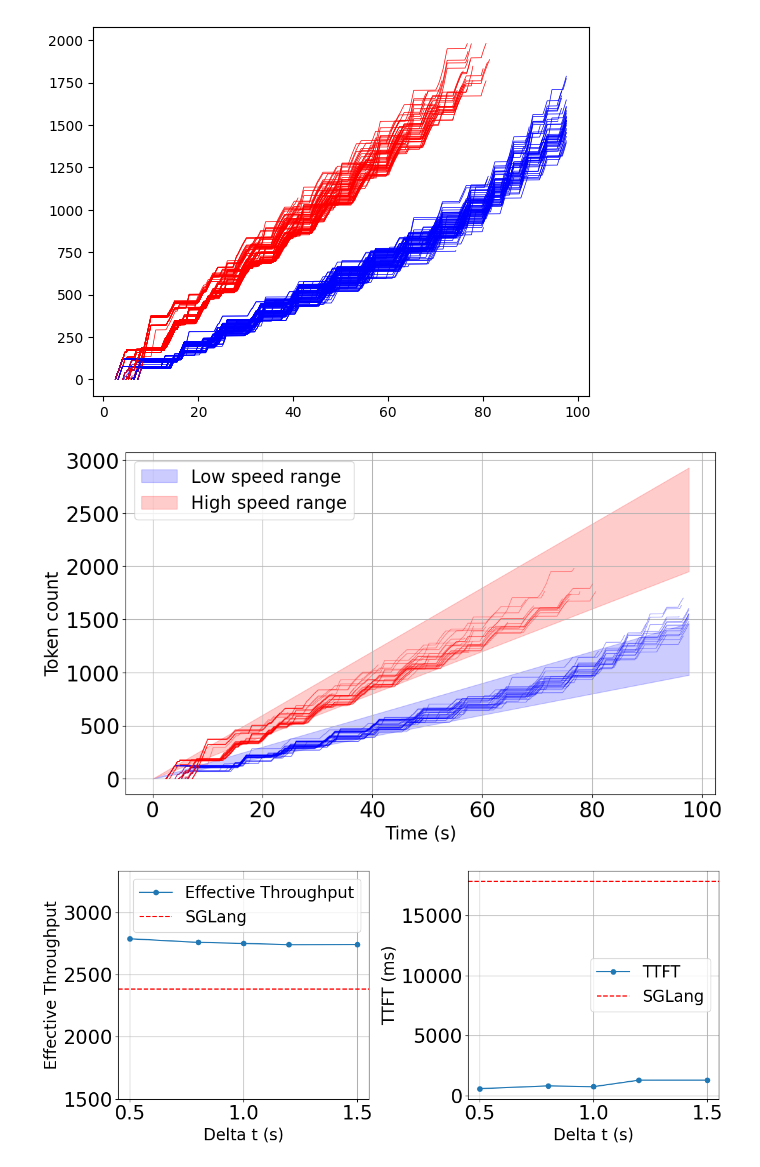
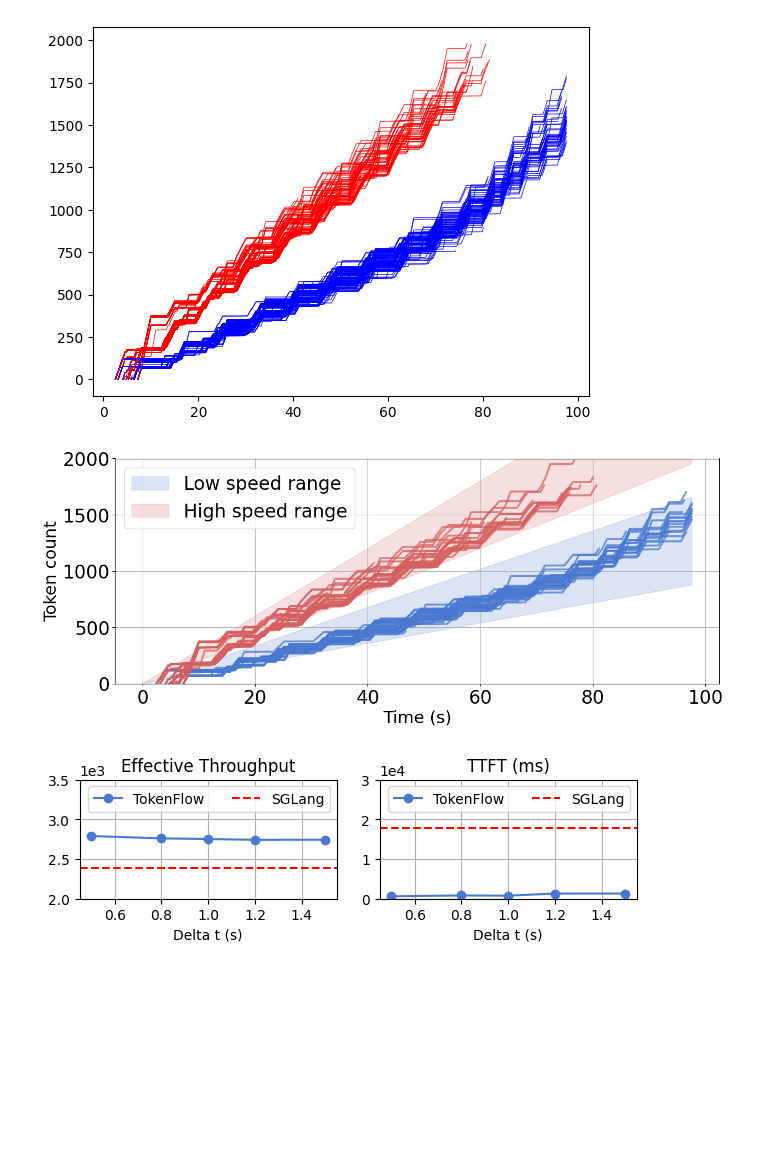
Before and after one commit to flyinglandlord/sglang, a Jupyter notebook: figures/figures.ipynb, the cells around one changed output. Cells and saved outputs as stored; diff of their text form; code cells hidden in the pictures; blank space fills up the shorter version.

```diff
--- a/figures/figures.ipynb
+++ b/figures/figures.ipynb
@@ -211,6 +231,8 @@ for i in range(len(outputs)):
 # Load and process the uploaded file
 with open('../exp_result/benchmark_result_different_speed_1.pkl', 'rb') as f:
     outputs = pickle.load(f)
+
+palette = sns.color_palette("muted", 6)
 
 # Calculate minimum request time
 min_request_time = min(output.request_time for output in outputs)
@@ -230,46 +252,48 @@ def get_time_series(output):
     return time_series, list(range(len(cum_itl)))
 
 # Plot
-plt.figure(figsize=(12, 7))
+plt.figure(figsize=(12, 5))
 
 # Plot low-speed (blue)
 low_lines = []
 for output in top_low:
     t, y = get_time_series(output)
     low_lines.append(np.interp(np.linspace(t[0], t[-1], 200), t, y))
-    plt.plot(t, y, color='blue', alpha=0.4, linewidth=0.8)
+    plt.plot(t, y, color=palette[0], alpha=0.75, linewidth=2.5)
 
 # Plot high-speed (red)
 high_lines = []
 for output in top_high:
     t, y = get_time_series(output)
     high_lines.append(np.interp(np.linspace(t[0], t[-1], 200), t, y))
-    plt.plot(t, y, color='red', alpha=0.4, linewidth=0.8)
+    plt.plot(t, y, color=palette[3], alpha=0.75, linewidth=2.5)
 
 # Add shaded regions
 x_common = np.linspace(0, max([max(t) for t in [get_time_series(o)[0] for o in top_low + top_high]]), 200)
-low_lines_np_up = np.array(x_common * 15)
-low_lines_np_down = np.array(x_common * 10)
+low_lines_np_up = np.array(x_common * 17)
+low_lines_np_down = np.array(x_common * 9)
 high_lines_np_up = np.array(x_common * 30)
 high_lines_np_down = np.array(x_common * 20)
 
 if low_lines_np_up.shape[0] > 0:
-    plt.fill_between(x_common, low_lines_np_down, low_lines_np_up, color='blue', alpha=0.2, label='Low speed range')
+    plt.fill_between(x_common, low_lines_np_down, low_lines_np_up, color=palette[0], alpha=0.2, label='Low speed range')
 
 if high_lines_np_up.shape[0] > 0:
-    plt.fill_between(x_common, high_lines_np_down, high_lines_np_up, color='red', alpha=0.2, label='High speed range')
+    plt.fill_between(x_common, high_lines_np_down, high_lines_np_up, color=palette[3], alpha=0.2, label='High speed range')
 
-plt.xlabel('Time (s)', fontsize=20)
-plt.ylabel('Token count', fontsize=20)
+plt.xlabel('Time (s)', fontsize=22)
+plt.ylim(0, 2000)
+plt.ylabel('Token count', fontsize=22)
 # plt.title('Token Emission Over Time for Top 20 Fastest Requests')
-plt.legend(fontsize=20)
+plt.tight_layout()
+plt.legend(fontsize=24)
 plt.tick_params(axis='both', labelsize=24)
 plt.grid(True)
 pdf_path = "./6-different-output-speed.pdf"
-plt.savefig(pdf_path, dpi=300)
+plt.savefig(pdf_path, dpi=400)
 plt.show()
 # %% [output]
-[figure, old version]
+[figure, new version]
 # %%
 effective_thpt = [2742.493, 2740.920, 2750.988, 2759.450, 2788.469]
 ttft = [1305.76,  1304.99, 764.57, 829.28, 603.20]
@@ -278,34 +302,41 @@ baseline_effective_thpt = 2381.927
 baseline_ttft = 17827.29
 
 # Plot
-fig, axs = plt.subplots(1, 2, figsize=(12, 5))
+fig, axs = plt.subplots(1, 2, figsize=(6, 2))
+
+palette = sns.color_palette("muted", 6)
 
 # Left: Effective Throughput
-axs[0].plot(delta_t, effective_thpt, marker='o', label='Effective Throughput')
+axs[0].plot(delta_t, effective_thpt, marker='o', label='TokenFlow', color=palette[0])
 axs[0].axhline(baseline_effective_thpt, color='red', linestyle='--', label='SGLang')
-axs[0].set_ylim(1500, baseline_effective_thpt * 1.4)
-axs[0].set_xlabel('Delta t (s)', fontsize=20)
-axs[0].set_ylabel('Effective Throughput', fontsize=20)
-# axs[0].set_title('Sensitivity of Effective Throughput')
-axs[0].legend(fontsize=20)
+axs[0].set_ylim(2000, 3500)
+axs[0].set_xlabel('Delta t (s)') #, fontsize=20)
+# axs[0].set_ylabel('Effective Throughput', fontsize=20)
+axs[0].set_title('Effective Throughput')
+axs[0].legend(ncol=2)
 axs[0].grid(True)
-axs[0].tick_params(axis='both', labelsize=24)
+# axs[0].tick_params(axis='both', labelsize=24)
+axs[0].ticklabel_format(style='sci', axis='y', scilimits=(0, 0))
+# axs[0].yaxis.get_offset_text().set(size=20)
 
 # Right: TTFT
-axs[1].plot(delta_t, ttft, marker='o', label='TTFT')
+axs[1].plot(delta_t, ttft, marker='o', label='TokenFlow', color=palette[0])
 axs[1].axhline(baseline_ttft, color='red', linestyle='--', label='SGLang')
-axs[1].set_xlabel('Delta t (s)', fontsize=20)
-axs[1].set_ylabel('TTFT (ms)', fontsize=20)
-# axs[1].set_title('Sensitivity of TTFT')
-axs[1].legend(fontsize=20)
+axs[1].set_xlabel('Delta t (s)') #, fontsize=20)
+axs[1].set_ylim(0, 30000)
+# axs[1].set_ylabel('TTFT (ms)', fontsize=20)
+axs[1].set_title('TTFT (ms)')
+axs[1].legend(ncol=2)
 axs[1].grid(True)
-axs[1].tick_params(axis='both', labelsize=24)
-plt.tight_layout()
+axs[1].tick_params(axis='both')#, labelsize=24)
+axs[1].ticklabel_format(style='sci', axis='y', scilimits=(0, 0))
+# axs[1].yaxis.get_offset_text().set(size=20)
+plt.tight_layout(pad=0)
 pdf_path = "./6-reschedule-interval-sensitivity.pdf"
 plt.savefig(pdf_path, dpi=300)
 plt.show()
 # %% [output]
-[figure, old version]
+[figure, new version]
 # %%
 import pickle
 from dataclasses import dataclass, field
```
Also changed, not shown: parts of 7 cells of this notebook, 9 other files.
